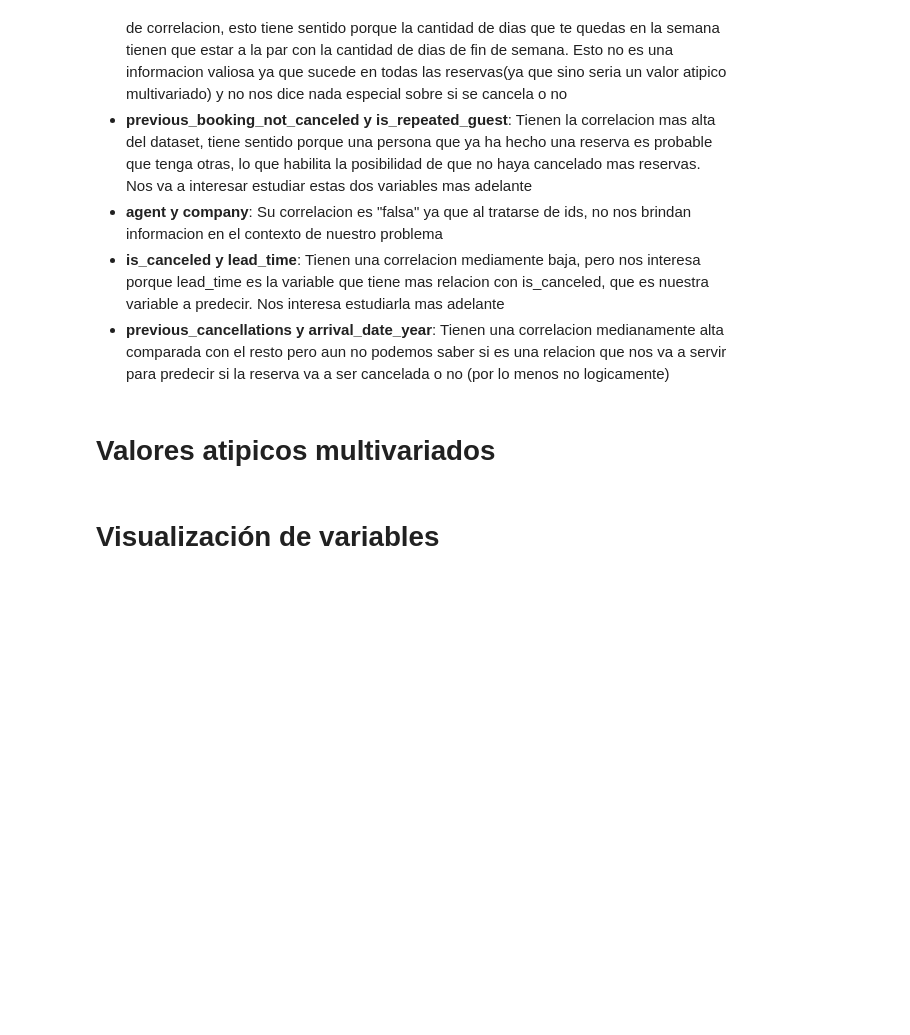
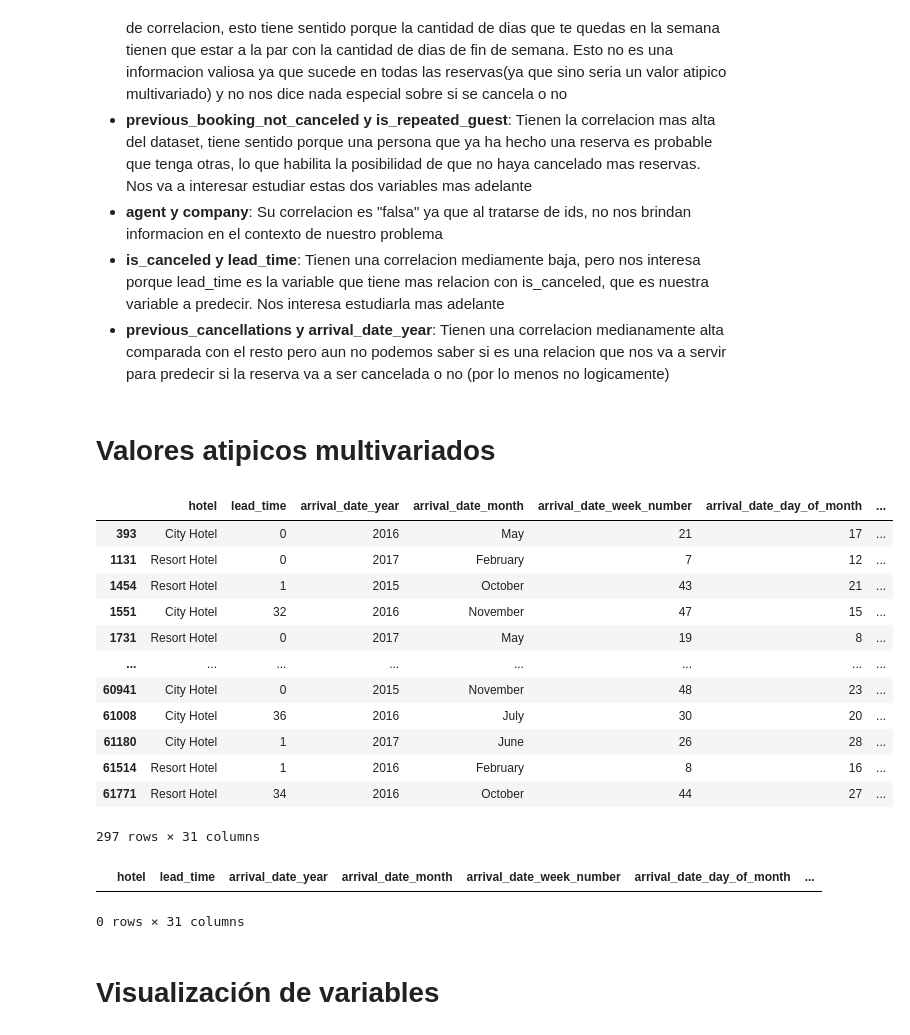
Before and after one commit to franmazzaro/7506R-2C2023-GRUPO39, a Jupyter notebook: 7506R_TP1_GRUPO39_CHP1_ENTREGA.ipynb, the cells around one changed output. Cells and saved outputs as stored; diff of their text form; code cells hidden in the pictures; blank space fills up the shorter version.

```diff
--- a/7506R_TP1_GRUPO39_CHP1_ENTREGA.ipynb
+++ b/7506R_TP1_GRUPO39_CHP1_ENTREGA.ipynb
@@ -1032,6 +1084,27 @@ Haciendo un mapa de calor de la correlacion de Pearson entre las variables, vemo
 - **previous_cancellations y arrival_date_year**: Tienen una correlacion medianamente alta comparada con el resto pero aun no podemos saber si es una relacion que nos va a servir para predecir si la reserva va a ser cancelada o no (por lo menos no logicamente)
 # %% [markdown]
 # Valores atipicos multivariados
+# %%
+reservas.loc[(reservas["stays_in_week_nights"] == 0) & (reservas["stays_in_weekend_nights"] == 0)]
+# %% [output]
+|  | hotel | lead_time | arrival_date_year | arrival_date_month | arrival_date_week_number | arrival_date_day_of_month | ... |
+| 393 | City Hotel | 0 | 2016 | May | 21 | 17 | ... |
+| 1131 | Resort Hotel | 0 | 2017 | February | 7 | 12 | ... |
+| 1454 | Resort Hotel | 1 | 2015 | October | 43 | 21 | ... |
+| 1551 | City Hotel | 32 | 2016 | November | 47 | 15 | ... |
+| 1731 | Resort Hotel | 0 | 2017 | May | 19 | 8 | ... |
+| ... | ... | ... | ... | ... | ... | ... | ... |
+| 60941 | City Hotel | 0 | 2015 | November | 48 | 23 | ... |
+| 61008 | City Hotel | 36 | 2016 | July | 30 | 20 | ... |
+| 61180 | City Hotel | 1 | 2017 | June | 26 | 28 | ... |
+| 61514 | Resort Hotel | 1 | 2016 | February | 8 | 16 | ... |
+| 61771 | Resort Hotel | 34 | 2016 | October | 44 | 27 | ... |
+297 rows × 31 columns
+# %%
+reservas_limpio.loc[(reservas_limpio["stays_in_week_nights"]==8) & (reservas_limpio["stays_in_weekend_nights"]==0)]
+# %% [output]
+|  | hotel | lead_time | arrival_date_year | arrival_date_month | arrival_date_week_number | arrival_date_day_of_month | ... |
+0 rows × 31 columns
 # %% [markdown]
 # Visualización de variables
 # %% [markdown]
```
Also changed, not shown: parts of 11 cells of this notebook.
